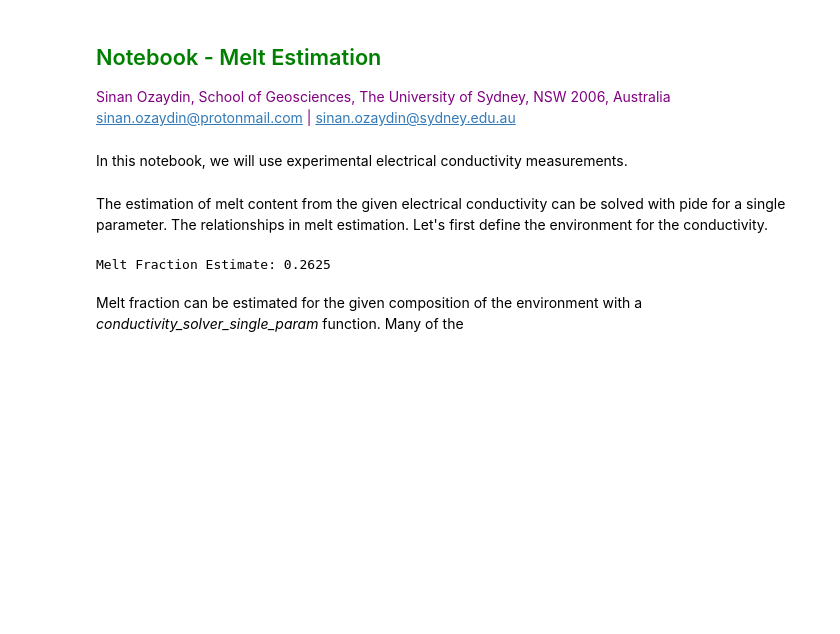
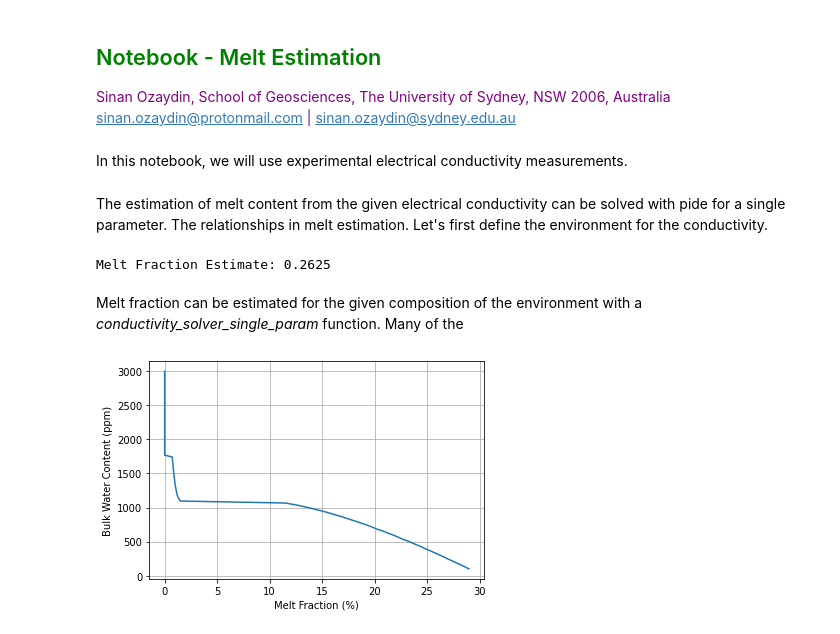
Before and after one commit to sinanozaydin/pide, a Jupyter notebook: examples/notebooks/11_Melt_Estimation.ipynb, the cells around one changed output. Drawn from its saved outputs; the diff is of its cells as text; code cells hidden in the pictures; blank space fills up the shorter version.

Commit message:
melt estimation specific tailoring

```diff
--- a/examples/notebooks/11_Melt_Estimation.ipynb
+++ b/examples/notebooks/11_Melt_Estimation.ipynb
@@ -60,3 +61,52 @@ print(f'Melt Fraction Estimate: {melt_fraction_estimate[0]}')
 Melt Fraction Estimate: 0.2625
 # %% [markdown]
 Melt fraction can be estimated for the given composition of the environment with a *conductivity_solver_single_param* function. Many of the
+# %%
+p_obj = pide.pide()
+
+temperature = np.ones(100) * 1500
+pressure = np.ones(100) * 3
+bulk_water_array = np.linspace(100,3000,100)
+
+p_obj.set_temperature(temperature)
+p_obj.set_pressure(pressure)
+
+#setting up a simple lherzolite composition
+p_obj.set_composition_solid_mineral(ol = 0.6,opx = 0.3, cpx = 0.05, garnet = 0.05)
+#setting the mineral conductivity choices
+p_obj.set_mineral_conductivity_choice(ol = 4, opx = 0, garnet = 0, cpx = 6)
+p_obj.set_solid_phs_mix_method(1) #HS lower bound
+
+#Setting up Sifre2014 as the conductivity choice
+p_obj.set_melt_fluid_conductivity_choice(melt = 0)
+
+#Setting up melt CO2
+p_obj.set_melt_properties(co2 = 100)
+
+#Setting up bulk water.
+#Try to avoid setting up melt_h2o from set_melt properties, because this will not distribute water among minerals.
+p_obj.set_bulk_water(bulk_water_array)
+p_obj.mantle_water_distribute()
+
+#Setting up the melt-solid mixture relationship to Tubes model
+p_obj.set_solid_melt_fluid_mix_method(1)
+
+cond_external = np.ones(len(temperature)) * 1e-1
+
+#Now setting up the conductivity_solver_single_param
+#we are using the parameter melt_fluid_mass_frac to estimate instead volumetric parameter melt_frac.
+#This allows us to calculate the thermal expansion and water partitioning among melt and solid minerla mixture
+#with more accuracy.
+melt_frac_solution, residual_list = conductivity_solver_single_param(object = p_obj, cond_list = cond_external,
+param_name = 'melt_fluid_mass_frac', upper_limit_list = np.ones(len(temperature)), lower_limit_list= np.zeros(len(temperature)),
+search_start = 0.01, acceptence_threshold = 0.05, num_cpu = 5)
+
+fig = plt.figure()
+ax = plt.subplot(111)
+ax.plot(np.array(melt_frac_solution) * 1e2, bulk_water_array)
+ax.set_xlabel('Melt Fraction (%)')
+ax.set_ylabel('Bulk Water Content (ppm)')
+ax.grid(which = 'both')
+plt.show()
+# %% [output]
+[figure, added]
```
Also changed, not shown: parts of 3 cells of this notebook, 13 other files.
